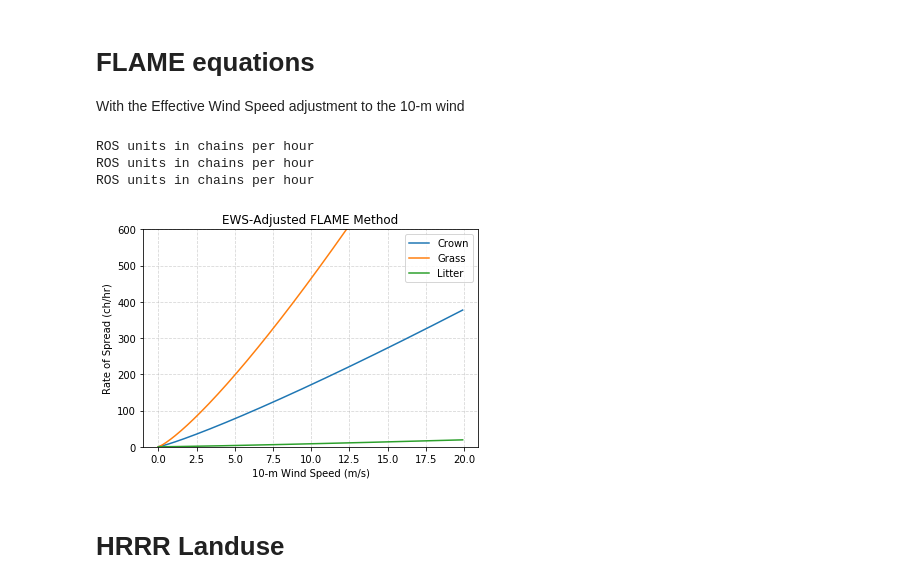
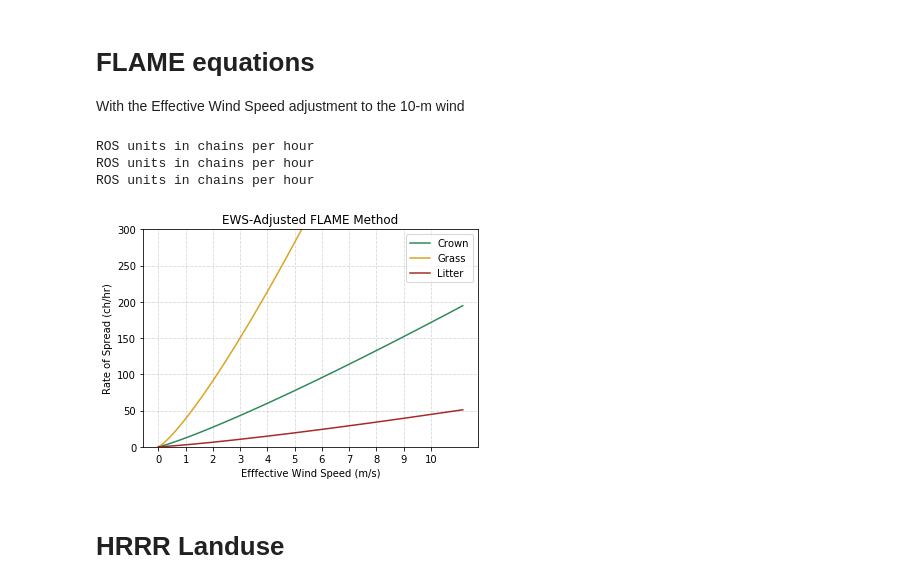
Before and after one commit to blaylockbk/pyBKB_v3, a Jupyter notebook: Robert_Zeil/FLAME_equation.ipynb, the cells around one changed output. Cells and saved outputs as stored; diff of their text form; code cells hidden in the pictures.

```diff
--- a/Robert_Zeil/FLAME_equation.ipynb
+++ b/Robert_Zeil/FLAME_equation.ipynb
@@ -75,7 +76,7 @@ SAVEDIR = '/uufs/chpc.utah.edu/common/home/u0553130/public_html/PhD/HRRR_fire-RO
 
 With the Effective Wind Speed adjustment to the 10-m wind
 # %%
-def ROS(wind_10m, fuel='CROWN', si_units=False, verbose=True):
+def ROS(wind_10m, fuel='CROWN', si_units=False, input_is_effective_wind_speed=False, verbose=True):
     '''
     Rate of Spread (ROS) calculations, with an adjustment
     to the effective wind speed (EWS)
@@ -93,9 +94,15 @@ def ROS(wind_10m, fuel='CROWN', si_units=False, verbose=True):
     wind_mph = 2.2369*wind_10m
 
     # Efffective wind speed adjustment
-    ews_crown = 1
-    ews_grass = .75
-    ews_litter = .25
+    if input_is_effective_wind_speed:
+        ews_crown = 1
+        ews_grass = 1
+        ews_litter = 1
+    else:
+        # The input is the HRRR unadjusted 10-m wind
+        ews_crown = 1
+        ews_grass = .75
+        ews_litter = .25
 
     # Equations
     if fuel.upper() == 'CROWN':
@@ -119,24 +126,29 @@ def ROS(wind_10m, fuel='CROWN', si_units=False, verbose=True):
             print('ROS units in chains per hour')
         return ROS
 # %%
-speeds = np.arange(0,20,.1) # 10-m Wind Speed (m/s)
-for i in ['Crown', 'Grass', 'Litter']:
-    plt.plot(speeds, ROS(speeds, fuel=i), label=i)
-plt.ylim(0,600)
+# 10-m wind speed, in m/s
+speeds = np.arange(0,11.176,.01) # 10-m Wind Speed (m/s)
+
+
+for i, color in [('Crown', 'seagreen'), ('Grass', 'goldenrod'), ('Litter', 'brown')]:
+    plt.plot(speeds, ROS(speeds, fuel=i, input_is_effective_wind_speed=True), label=i, color=color)
+
+plt.ylim(0,300)
+plt.xticks(range(11))
 plt.legend()
 
 plt.grid(linewidth=.8, linestyle='--', alpha=.5)
 
 plt.title('EWS-Adjusted FLAME Method')
 plt.ylabel('Rate of Spread (ch/hr)')
-plt.xlabel('10-m Wind Speed (m/s)')
+plt.xlabel('Efffective Wind Speed (m/s)')
 
 plt.savefig(SAVEDIR+'ROS_for-adjusted-EWS')
 # %% [output]
 ROS units in chains per hour
 ROS units in chains per hour
 ROS units in chains per hour
-[figure, old version]
+[figure, new version]
 # %% [markdown]
 # HRRR Landuse
 # %%
```
Also changed, not shown: parts of 18 cells of this notebook, 2 other files.
